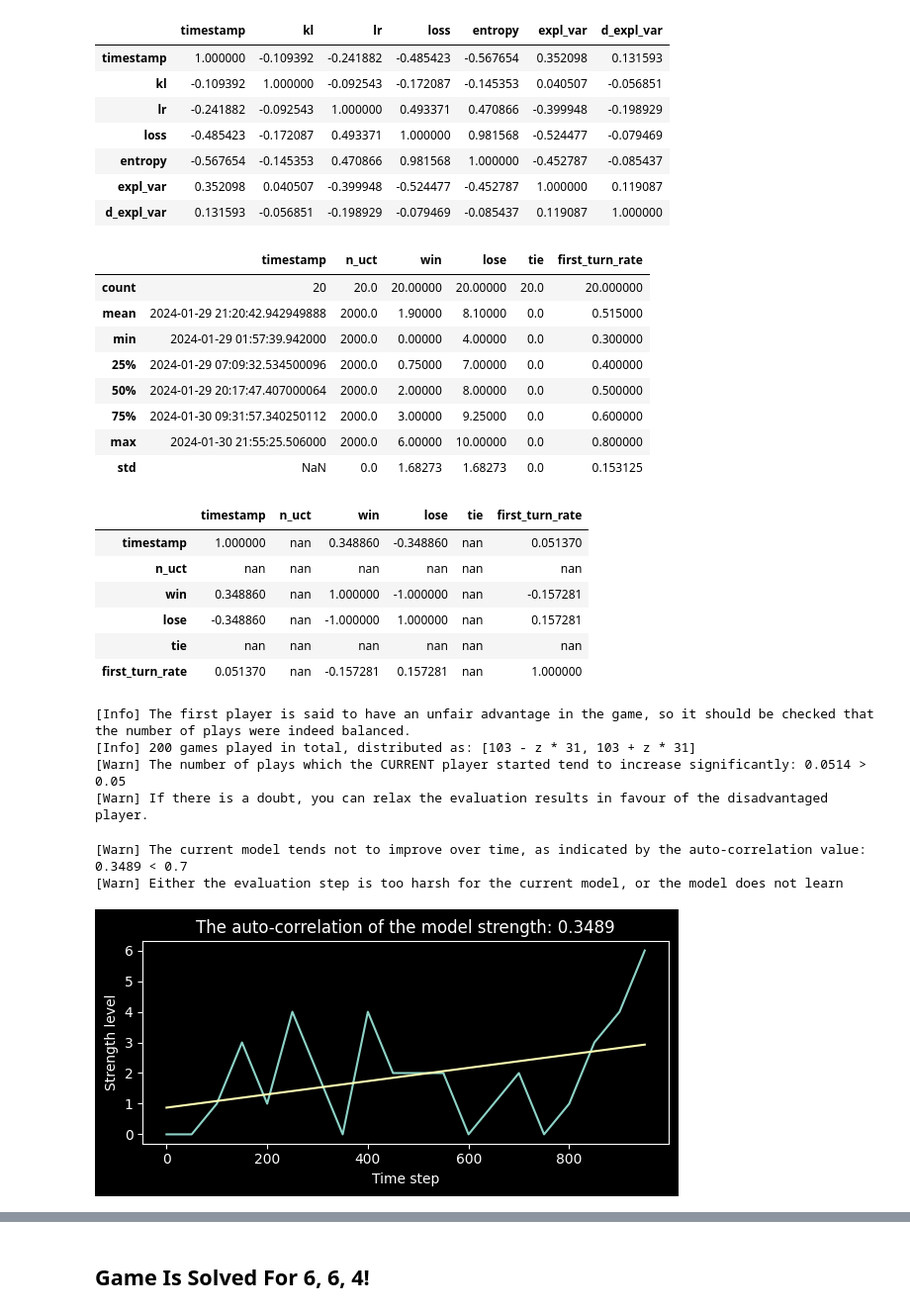
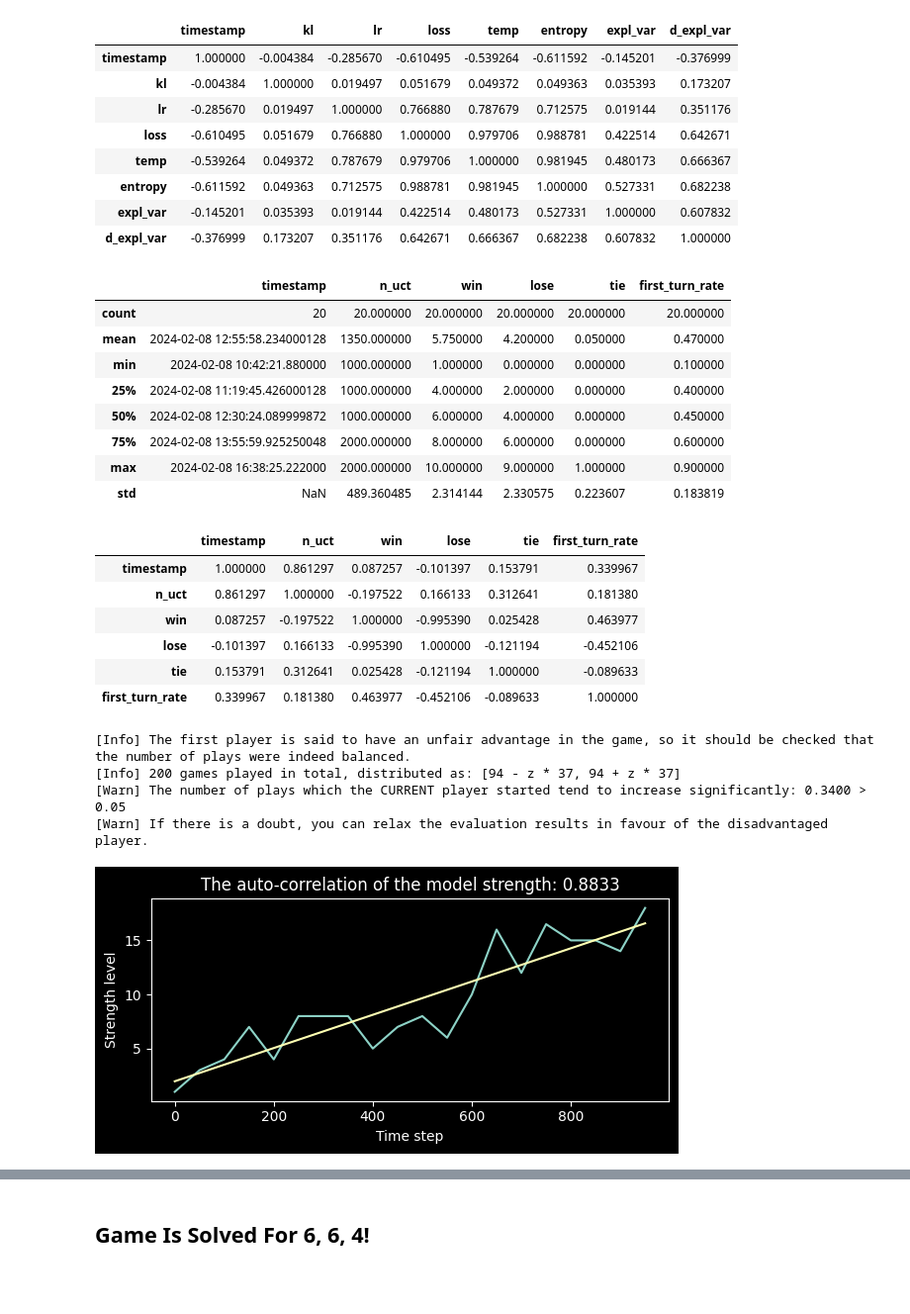
Before and after one commit to yamaceay/gomoku, a Jupyter notebook: stats.ipynb, the cells around one changed output, grey strips where cells are left out. Shown at 99% size. Saved outputs shown, nothing was run; the diff lists cells and outputs as text; code cells hidden in the pictures; blank space fills up the shorter version.

```diff
--- a/stats.ipynb
+++ b/stats.ipynb
@@ -75,8 +48,26 @@ os.makedirs(COMP_DIR, exist_ok=True)
+# %%
+game_kwargs = (M, N, K) = S_GAME
+game_kwargs_str = f"{M}_{N}_{K}"
+
+assert game_kwargs_str in TRAIN_ARGS, f"Game {game_kwargs_str} not in TRAIN_ARGS"
+train_params = TRAIN_ARGS[game_kwargs_str]
+
+n_zero = train_params["n_zero"],
+n_uct = train_params["n_uct"]
+n_uct_step = train_params["n_uct_step"]
+n_uct_max = train_params["n_uct_max"]
+
+IMG_DIR = f"out/{game_kwargs_str}"
+TIME_DIR = os.path.join(IMG_DIR, "timeseries")
+os.makedirs(TIME_DIR, exist_ok=True)
+COMP_DIR = os.path.join(IMG_DIR, "competition")
+os.makedirs(COMP_DIR, exist_ok=True)
 # %%
 train_keys = {
     "kl": float,
     "lr": float,
     "loss": float,
+    "temp": float,
     "entropy": float,
     "expl_var": float,
     "d_expl_var": float,
@@ -128,36 +119,37 @@ train_df.describe()
 # %%
 train_df.corr().style.background_gradient("hot")
 # %% [output]
-|  | timestamp | kl | lr | loss | entropy | expl_var | d_expl_var |
-| timestamp | 1.000000 | -0.109392 | -0.241882 | -0.485423 | -0.567654 | 0.352098 | 0.131593 |
-| kl | -0.109392 | 1.000000 | -0.092543 | -0.172087 | -0.145353 | 0.040507 | -0.056851 |
-| lr | -0.241882 | -0.092543 | 1.000000 | 0.493371 | 0.470866 | -0.399948 | -0.198929 |
-| loss | -0.485423 | -0.172087 | 0.493371 | 1.000000 | 0.981568 | -0.524477 | -0.079469 |
-| entropy | -0.567654 | -0.145353 | 0.470866 | 0.981568 | 1.000000 | -0.452787 | -0.085437 |
-| expl_var | 0.352098 | 0.040507 | -0.399948 | -0.524477 | -0.452787 | 1.000000 | 0.119087 |
-| d_expl_var | 0.131593 | -0.056851 | -0.198929 | -0.079469 | -0.085437 | 0.119087 | 1.000000 |
+|  | timestamp | kl | lr | loss | temp | entropy | expl_var | d_expl_var |
+| timestamp | 1.000000 | -0.004384 | -0.285670 | -0.610495 | -0.539264 | -0.611592 | -0.145201 | -0.376999 |
+| kl | -0.004384 | 1.000000 | 0.019497 | 0.051679 | 0.049372 | 0.049363 | 0.035393 | 0.173207 |
+| lr | -0.285670 | 0.019497 | 1.000000 | 0.766880 | 0.787679 | 0.712575 | 0.019144 | 0.351176 |
+| loss | -0.610495 | 0.051679 | 0.766880 | 1.000000 | 0.979706 | 0.988781 | 0.422514 | 0.642671 |
+| temp | -0.539264 | 0.049372 | 0.787679 | 0.979706 | 1.000000 | 0.981945 | 0.480173 | 0.666367 |
+| entropy | -0.611592 | 0.049363 | 0.712575 | 0.988781 | 0.981945 | 1.000000 | 0.527331 | 0.682238 |
+| expl_var | -0.145201 | 0.035393 | 0.019144 | 0.422514 | 0.480173 | 0.527331 | 1.000000 | 0.607832 |
+| d_expl_var | -0.376999 | 0.173207 | 0.351176 | 0.642671 | 0.666367 | 0.682238 | 0.607832 | 1.000000 |
 # %%
 eval_df.describe()
 # %% [output]
 |  | timestamp | n_uct | win | lose | tie | first_turn_rate |
-| count | 20 | 20.0 | 20.00000 | 20.00000 | 20.0 | 20.000000 |
-| mean | 2024-01-29 21:20:42.942949888 | 2000.0 | 1.90000 | 8.10000 | 0.0 | 0.515000 |
-| min | 2024-01-29 01:57:39.942000 | 2000.0 | 0.00000 | 4.00000 | 0.0 | 0.300000 |
-| 25% | 2024-01-29 07:09:32.534500096 | 2000.0 | 0.75000 | 7.00000 | 0.0 | 0.400000 |
-| 50% | 2024-01-29 20:17:47.407000064 | 2000.0 | 2.00000 | 8.00000 | 0.0 | 0.500000 |
-| 75% | 2024-01-30 09:31:57.340250112 | 2000.0 | 3.00000 | 9.25000 | 0.0 | 0.600000 |
-| max | 2024-01-30 21:55:25.506000 | 2000.0 | 6.00000 | 10.00000 | 0.0 | 0.800000 |
-| std | NaN | 0.0 | 1.68273 | 1.68273 | 0.0 | 0.153125 |
+| count | 20 | 20.000000 | 20.000000 | 20.000000 | 20.000000 | 20.000000 |
+| mean | 2024-02-08 12:55:58.234000128 | 1350.000000 | 5.750000 | 4.200000 | 0.050000 | 0.470000 |
+| min | 2024-02-08 10:42:21.880000 | 1000.000000 | 1.000000 | 0.000000 | 0.000000 | 0.100000 |
+| 25% | 2024-02-08 11:19:45.426000128 | 1000.000000 | 4.000000 | 2.000000 | 0.000000 | 0.400000 |
+| 50% | 2024-02-08 12:30:24.089999872 | 1000.000000 | 6.000000 | 4.000000 | 0.000000 | 0.450000 |
+| 75% | 2024-02-08 13:55:59.925250048 | 2000.000000 | 8.000000 | 6.000000 | 0.000000 | 0.600000 |
+| max | 2024-02-08 16:38:25.222000 | 2000.000000 | 10.000000 | 9.000000 | 1.000000 | 0.900000 |
+| std | NaN | 489.360485 | 2.314144 | 2.330575 | 0.223607 | 0.183819 |
 # %%
 eval_df.corr().style.background_gradient("hot")
 # %% [output]
 |  | timestamp | n_uct | win | lose | tie | first_turn_rate |
-| timestamp | 1.000000 | nan | 0.348860 | -0.348860 | nan | 0.051370 |
-| n_uct | nan | nan | nan | nan | nan | nan |
-| win | 0.348860 | nan | 1.000000 | -1.000000 | nan | -0.157281 |
-| lose | -0.348860 | nan | -1.000000 | 1.000000 | nan | 0.157281 |
-| tie | nan | nan | nan | nan | nan | nan |
-| first_turn_rate | 0.051370 | nan | -0.157281 | 0.157281 | nan | 1.000000 |
+| timestamp | 1.000000 | 0.861297 | 0.087257 | -0.101397 | 0.153791 | 0.339967 |
+| n_uct | 0.861297 | 1.000000 | -0.197522 | 0.166133 | 0.312641 | 0.181380 |
+| win | 0.087257 | -0.197522 | 1.000000 | -0.995390 | 0.025428 | 0.463977 |
+| lose | -0.101397 | 0.166133 | -0.995390 | 1.000000 | -0.121194 | -0.452106 |
+| tie | 0.153791 | 0.312641 | 0.025428 | -0.121194 | 1.000000 | -0.089633 |
+| first_turn_rate | 0.339967 | 0.181380 | 0.463977 | -0.452106 | -0.089633 | 1.000000 |
 # %%
 # Fairness of Evaluation
 
@@ -194,50 +186,48 @@ if round_fairness_doubt:
     print(f"[Warn] If there is a doubt, you can relax the evaluation results in favour of the disadvantaged player.")
 # %% [output]
 [Info] The first player is said to have an unfair advantage in the game, so it should be checked that the number of plays were indeed balanced.
-[Info] 200 games played in total, distributed as: [103 - z * 31, 103 + z * 31]
-[Warn] The number of plays which the CURRENT player started tend to increase significantly: 0.0514 > 0.05
+[Info] 200 games played in total, distributed as: [94 - z * 37, 94 + z * 37]
+[Warn] The number of plays which the CURRENT player started tend to increase significantly: 0.3400 > 0.05
 [Warn] If there is a doubt, you can relax the evaluation results in favour of the disadvantaged player.
 # %%
 # Difficulty Estimation
 
 eval_checkpoint = 50
 num_wins = 10
-num_playouts = 2000
+num_playouts = n_uct_step
 
 eval_df["batch"] = eval_df.index * eval_checkpoint
 eval_df.set_index("batch", inplace=True)
 
 eval_df["strength"] = (eval_df["win"] + eval_df["tie"] / 2 + (eval_df["n_uct"] / num_playouts  - 1) * num_wins).round(2)
 eval_df["strength"] = eval_df["strength"].map(lambda x: 0 if x < 0 else x)
 
 strength_significance = .7
 
 strength_corr = autocorr(eval_df, "strength")
 if strength_corr < strength_significance:
     print(f"[Warn] The current model tends not to improve over time, as indicated by the auto-correlation value: {strength_corr:.4f} < {strength_significance}")
     print(f"[Warn] Either the evaluation step is too harsh for the current model, or the model does not learn")
 
 x_axis = eval_df.index.values.reshape(-1, 1)
 
 strength_lr = LinearRegression()
 strength_lr.fit(x_axis, eval_df["strength"].values)
 
 strength_estimator = lambda x: strength_lr.coef_ * x + strength_lr.intercept_
 
 fig, axes = plt.subplots(1, 1, figsize=(6, 3))
 
 axes = eval_df["strength"].plot(ax=axes)
 axes.set_title(f"The auto-correlation of the model strength: {strength_corr:.4f}")
 axes.plot(x_axis, list(map(strength_estimator, x_axis)))
 axes.set_xlabel('Time step')
 axes.set_ylabel('Strength level')
 
 # plt.show()
 plt.savefig(os.path.join(IMG_DIR, "strength.png"), dpi=300)
 # %% [output]
-[Warn] The current model tends not to improve over time, as indicated by the auto-correlation value: 0.3489 < 0.7
-[Warn] Either the evaluation step is too harsh for the current model, or the model does not learn
-[figure, old version]
+[figure, new version]
 # %%
 # Loss and Learning Rate
 
```
Also changed, not shown: parts of 10 cells of this notebook, 5 other files.
